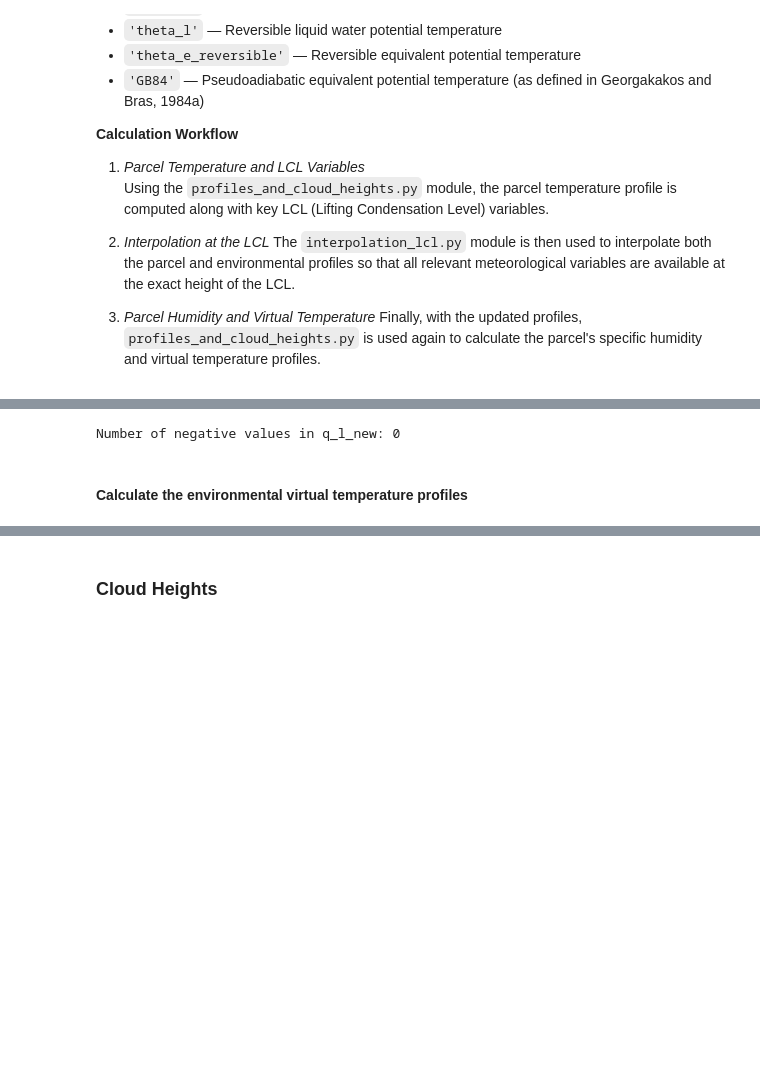
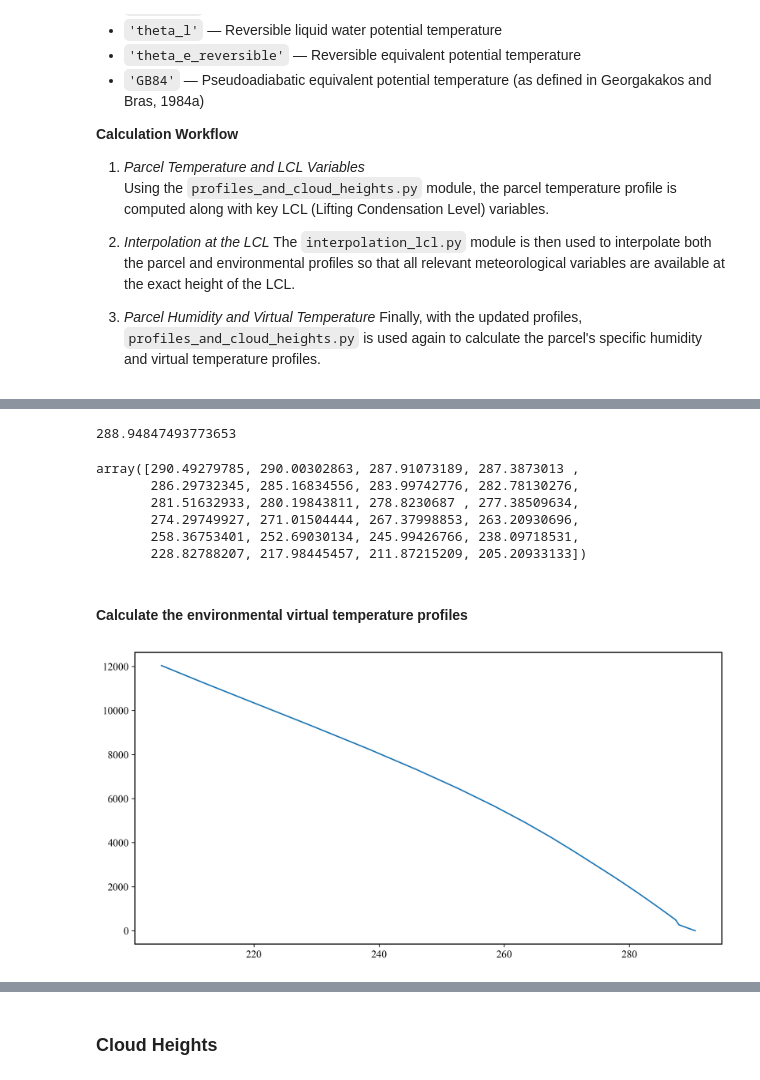
Before and after one commit to char998/rainmodel_conc, a Jupyter notebook: new_model_working/test_runs_era_final.ipynb, the cells around one changed output, grey strips where cells are left out. Drawn from its saved outputs; the diff is of its cells as text; code cells hidden in the pictures; blank space fills up the shorter version.

```diff
--- a/new_model_working/test_runs_era_final.ipynb
+++ b/new_model_working/test_runs_era_final.ipynb
@@ -197,9 +237,23 @@ for i in range(0,T_air.shape[0]):
 # %%
-negs = (q_v_parcel < 0).sum()
-print(f"Number of negative values in q_l_new: {negs}")
+(p_s[1]/p_air[1,0])**0.286*T_air[1,0]
 # %% [output]
-Number of negative values in q_l_new: 0
+288.94847493773653
+# %%
+temp_parcel[1]
+# %% [output]
+array([290.49279785, 290.00302863, 287.91073189, 287.3873013 ,
+       286.29732345, 285.16834556, 283.99742776, 282.78130276,
+       281.51632933, 280.19843811, 278.8230687 , 277.38509634,
+       274.29749927, 271.01504444, 267.37998853, 263.20930696,
+       258.36753401, 252.69030134, 245.99426766, 238.09718531,
+       228.82788207, 217.98445457, 211.87215209, 205.20933133])
 # %% [markdown]
 #### Calculate the environmental virtual temperature profiles
 # %%
 T_v_env = air_temp_new*(1+0.61*q_v_new)
+# %%
+plt.plot(temp_parcel[1],Z[1])
+#plt.plot(temp_parcel_new[1],Z_new[1])
+plt.show()
+# %% [output]
+[figure, added]
```
Also changed, not shown: parts of 18 cells of this notebook, 15 other files.
